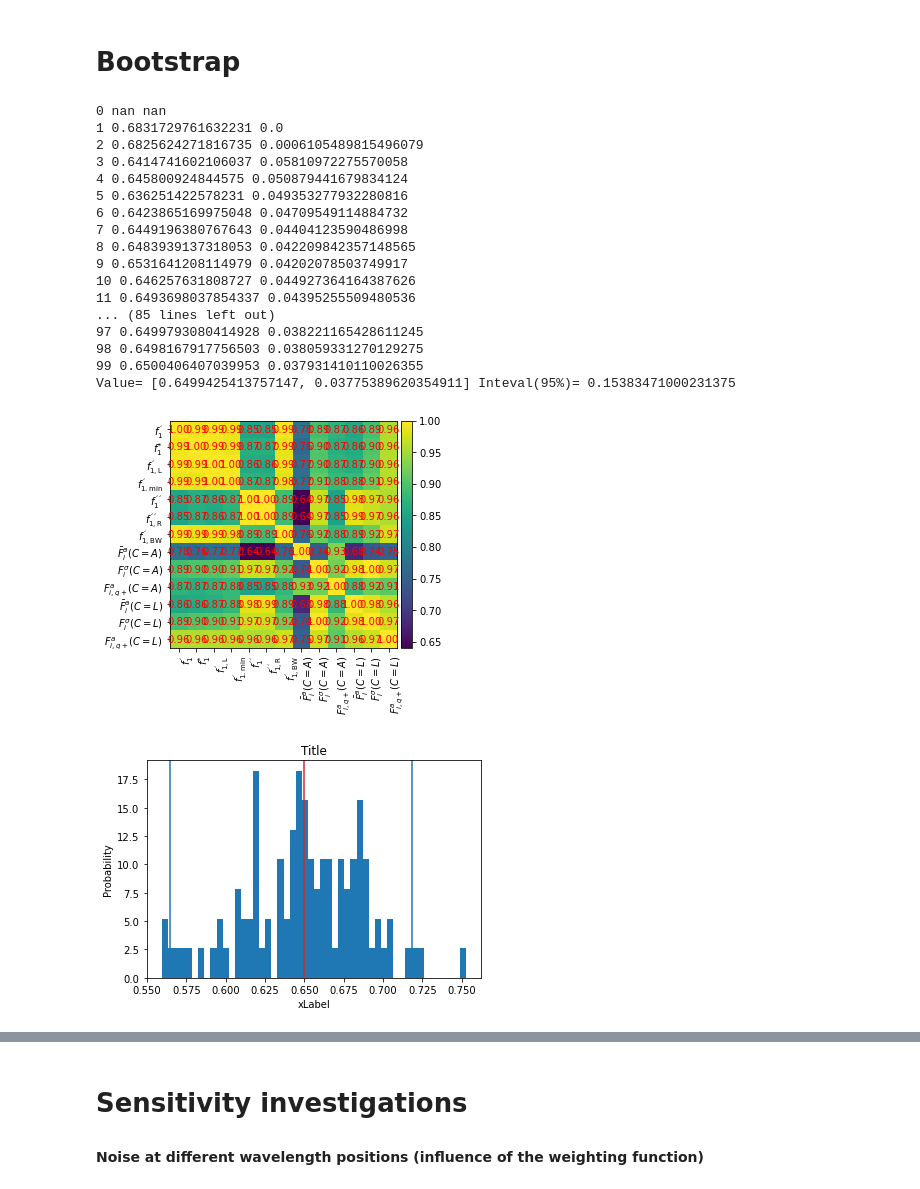
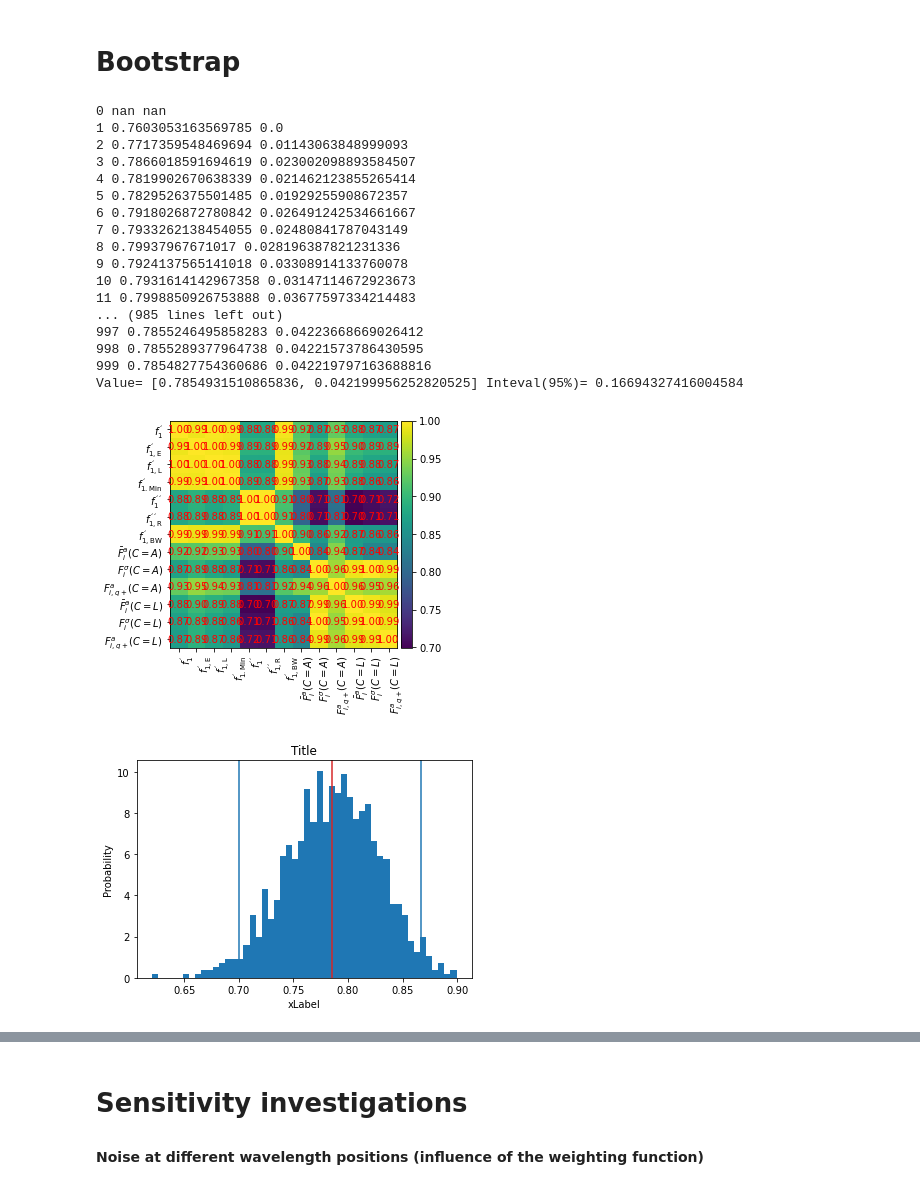
Before and after one commit to empir19nrm02/empir19nrm02, a Jupyter notebook: empir19nrm02/Jupyter/f1PrimeDetectorMet.ipynb, the cells around one changed output, grey strips where cells are left out. Cells and saved outputs as stored; diff of their text form; code cells hidden in the pictures.

```diff
--- a/empir19nrm02/Jupyter/f1PrimeDetectorMet.ipynb
+++ b/empir19nrm02/Jupyter/f1PrimeDetectorMet.ipynb
@@ -13,9 +13,9 @@ from sigfig import round
 
 strVLambda = '$V(\lambda)$'
 strf1p = '$f_{1}^{´}$'
-strf1pE = '$f_{1}^{*}$'
+strf1pE = '$f_{1,\mathrm{E}}^{´}$'
 strf1pLED = '$f_{1,\mathrm{L}}^{´}$'
-strf1pMin = '$f_{1.\mathrm{min}}^{´}$'
+strf1pMin = '$f_{1.\mathrm{Min}}^{´}$'
 strf1pp = '$f_{1}^{´´}$'
 strf1ppR = '$f_{1,\mathrm{R}}^{´´}$'
 strf1pBW = '$f_{1,\mathrm{BW}}^{´}$'
@@ -534,5 +548,5 @@ save_fig(filename='f1pCorrelations')
 # %%
-def calc_data_from_spectra_detectors(detectorsLoc, spectraLoc, eins_minus=False):
+def calc_data_from_spectra_detectors(detectorsLoc, spectraLoc, eins_minus=False, r_sq_calc=True):
     b_f1pA=py_f1PrimeGlx(detectorsLoc, strObserver='1931_2', iObserverOffset = 1, strWeighting='A', iMin=0, dCutOff=0., dBandWidth=0.)
     b_f1pE=py_f1PrimeGlx(detectorsLoc, strObserver='1931_2', iObserverOffset = 1, strWeighting='E', iMin=0, dCutOff=0., dBandWidth=0.)
     b_f1pLED=py_f1PrimeGlx(detectorsLoc, strObserver='1931_2', iObserverOffset = 1, strWeighting='LED_B3', iMin=0, dCutOff=0., dBandWidth=0.)
@@ -558,12 +572,12 @@ def calc_data_from_spectra_detectors(detectorsLoc, spectraLoc, eins_minus=False)
     b_eval = np.vstack(( b_f1pA, b_f1pE, b_f1pLED, b_f1pAFMin, b_f1pp, b_f1ppR, b_f1pBW20nm, b_meanA0, b_stdA0_1, qPlusA, b_meanLED, b_stdLED_1, qPlusLED))
     b_corr = np.corrcoef(b_eval)
 
-    v_m_Dataf1p=SMCFPlotCalc(b_f1pA, b_SMCF, eins_minus=eins_minus, r_sq_calc=True)
-    v_m_Dataf1pE=SMCFPlotCalc(b_f1pE, b_SMCF, eins_minus=eins_minus, r_sq_calc=True)
-    v_m_Dataf1pLED=SMCFPlotCalc(b_f1pLED, b_SMCFLED, eins_minus=eins_minus, r_sq_calc=True)
-    v_m_Dataf1pAFMin=SMCFPlotCalc(b_f1pAFMin, b_SMCFLED, eins_minus=eins_minus, r_sq_calc=True)
-    v_m_Dataf1ppR=SMCFPlotCalc(b_f1ppR, b_SMCFLED, eins_minus=eins_minus, r_sq_calc=True)
-    v_m_Dataf1pBW20nm=SMCFPlotCalc(b_f1pBW20nm, b_SMCFLED, eins_minus=eins_minus, r_sq_calc=True)
+    v_m_Dataf1p=SMCFPlotCalc(b_f1pA, b_SMCFLED, eins_minus=eins_minus, r_sq_calc=r_sq_calc)
+    v_m_Dataf1pE=SMCFPlotCalc(b_f1pE, b_SMCFLED, eins_minus=eins_minus, r_sq_calc=r_sq_calc)
+    v_m_Dataf1pLED=SMCFPlotCalc(b_f1pLED, b_SMCFLED, eins_minus=eins_minus, r_sq_calc=r_sq_calc)
+    v_m_Dataf1pAFMin=SMCFPlotCalc(b_f1pAFMin, b_SMCFLED, eins_minus=eins_minus, r_sq_calc=r_sq_calc)
+    v_m_Dataf1ppR=SMCFPlotCalc(b_f1ppR, b_SMCFLED, eins_minus=eins_minus, r_sq_calc=r_sq_calc)
+    v_m_Dataf1pBW20nm=SMCFPlotCalc(b_f1pBW20nm, b_SMCFLED, eins_minus=eins_minus, r_sq_calc=r_sq_calc)
     return [b_corr, v_m_Dataf1p,v_m_Dataf1pE, v_m_Dataf1pLED, v_m_Dataf1pAFMin, v_m_Dataf1ppR, v_m_Dataf1pBW20nm]
 # %% [markdown]
 # SMCF
@@ -860,68 +921,77 @@ makeTable( spectraTmp, strData)
 # %% [markdown]
 # Bootstrap
 # %%
-b_runs = 100
+b_runs = 1000
 b_use_detector = True
 b_use_spectra = True
 
 b_eins_minus = True
 
+strData = 'PHOTOLED'
+strData = 'CIES025_RGBLED'
+spectraTmp = _SPD[strData]['S']['data'].copy()
+
 vlDetectorNumber = vldetectors.shape[0]-1
 b_detector_number=vlDetectorNumber
-spectraNumber = spectra.shape[0]-1
+spectraNumber = spectraTmp.shape[0]-1
 b_spectra_number=spectraNumber
 
 # store the simulation results
-[res, v_m_Dataf1pA, _, v_m_Dataf1pLED, _, v_m_Dataf1ppR, _]=calc_data_from_spectra_detectors( vldetectors, spectra, eins_minus=b_eins_minus)
+[res, v_m_Dataf1pA, v_m_Dataf1pE, v_m_Dataf1pLED, v_m_Dataf1pMin, v_m_Dataf1ppR, v_m_Dataf1pBW]=\
+    calc_data_from_spectra_detectors( vldetectors, spectraTmp, eins_minus=b_eins_minus, r_sq_calc=False)
 resArray = np.zeros( (b_runs, res.shape[0], res.shape[1]))
 
-v_m_Data_Array=np.zeros((b_runs, 3, np.array(v_m_Dataf1pA).shape[0]))
+v_m_Data_Array=np.zeros((b_runs, 6, np.array(v_m_Dataf1pA).shape[0]))
 
 iRow=7
 iCol=4
 
 for i in range(0, b_runs):
     if b_use_detector:
         b_detectorList = np.hstack((0,[random.randint(1, vlDetectorNumber) for p in range(1, b_detector_number+1)]))
     else:
         b_detectorList = range(0, b_detector_number+1)
     if b_use_spectra:
         b_spectraList = np.hstack((0,[random.randint(1, spectraNumber) for p in range(1, b_spectra_number+1)]))
     else:
         b_spectraList = range(0, b_spectra_number+1)
 
     b_detectors = vldetectors[b_detectorList]
-    b_spectra = spectra[b_spectraList]
+    b_spectra = spectraTmp[b_spectraList]
 
-    [res, v_m_Dataf1pA, _, v_m_Dataf1pLED, _, v_m_Dataf1ppR, _]=calc_data_from_spectra_detectors( b_detectors, b_spectra, eins_minus=b_eins_minus)
+    [res, v_m_Dataf1pA, v_m_Dataf1pE, v_m_Dataf1pLED, v_m_Dataf1pMin, v_m_Dataf1ppR, v_m_Dataf1pBW]=\
+        calc_data_from_spectra_detectors( b_detectors, b_spectra, eins_minus=b_eins_minus, r_sq_calc=False)
     resArray[i]=res.copy()
     v_m_Data_Array[i, 0]=np.array(v_m_Dataf1pA).copy()
-    v_m_Data_Array[i, 1]=np.array(v_m_Dataf1pLED).copy()
-    v_m_Data_Array[i, 2]=np.array(v_m_Dataf1ppR).copy()
+    v_m_Data_Array[i, 1]=np.array(v_m_Dataf1pE).copy()
+    v_m_Data_Array[i, 2]=np.array(v_m_Dataf1pLED).copy()
+    v_m_Data_Array[i, 3]=np.array(v_m_Dataf1pMin).copy()
+    v_m_Data_Array[i, 4]=np.array(v_m_Dataf1ppR).copy()
+    v_m_Data_Array[i, 5]=np.array(v_m_Dataf1pBW).copy()
     print(i, np.mean(resArray[:i, iRow, iCol]), np.std(resArray[:i, iRow, iCol]))
 
 plotCorrMatrixSmall(res, x_label_list)
 plotHistScales( resArray[:,iRow,iCol], )
 # %% [output]
 0 nan nan
-1 0.6831729761632231 0.0
-2 0.6825624271816735 0.0006105489815496079
-3 0.6414741602106037 0.05810972275570058
-4 0.645800924844575 0.050879441679834124
-5 0.636251422578231 0.049353277932280816
-6 0.6423865169975048 0.04709549114884732
-7 0.6449196380767643 0.04404123590486998
-8 0.6483939137318053 0.042209842357148565
-9 0.6531641208114979 0.04202078503749917
-10 0.646257631808727 0.044927364164387626
-11 0.6493698037854337 0.04395255509480536
-... (85 lines left out)
-97 0.6499793080414928 0.038221165428611245
-98 0.6498167917756503 0.038059331270129275
-99 0.6500406407039953 0.037931410110026355
-Value= [0.6499425413757147, 0.03775389620354911] Inteval(95%)= 0.15383471000231375
+1 0.7603053163569785 0.0
+2 0.7717359548469694 0.01143063848999093
+3 0.7866018591694619 0.023002098893584507
+4 0.7819902670638339 0.021462123855265414
+5 0.7829526375501485 0.01929255908672357
+6 0.7918026872780842 0.026491242534661667
+7 0.7933262138454055 0.02480841787043149
+8 0.79937967671017 0.028196387821231336
+9 0.7924137565141018 0.03308914133760078
+10 0.7931614142967358 0.03147114672923673
+11 0.7998850926753888 0.03677597334214483
+... (985 lines left out)
+997 0.7855246495858283 0.04223668669026412
+998 0.7855289377964738 0.04221573786430595
+999 0.7854827754360686 0.042219797163688816
+Value= [0.7854931510865836, 0.042199956252820525] Inteval(95%)= 0.16694327416004584
-[figure, old version]
+[figure, new version]
-[figure, old version]
+[figure, new version]
 # %%
 if b_eins_minus:
     v_m_x_list = [str_m_mean_a, str_m_sigma, str_m_q_plus_a, str_m_q_max_a]
```
Also changed, not shown: parts of 43 cells of this notebook, 1 other file.
